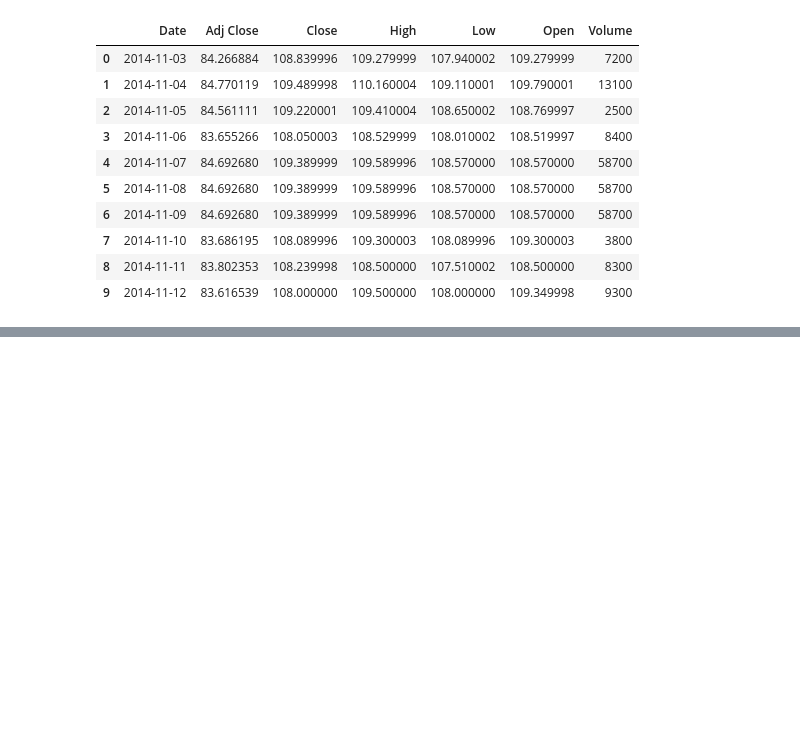
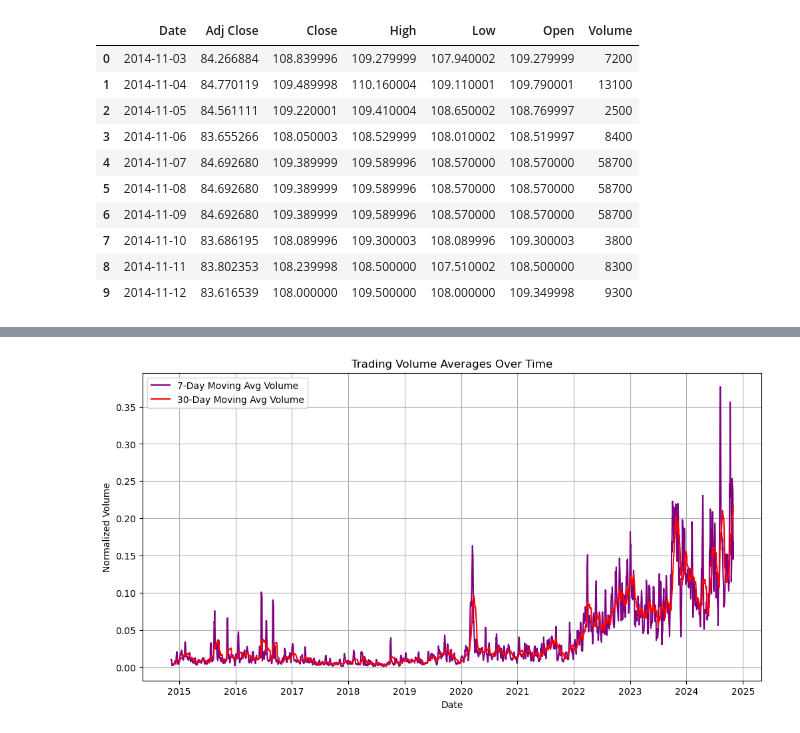
Before and after one commit to Miokasa/2024Fall_projects, a Jupyter notebook: zero_coupon.ipynb, the cells around one changed output, grey strips where cells are left out. Cells and saved outputs as stored; diff of their text form; code cells hidden in the pictures; blank space fills up the shorter version.

```diff
--- a/zero_coupon.ipynb
+++ b/zero_coupon.ipynb
@@ -55,0 +148,13 @@ data1.head(10)
+# %%
+# Plotting Trading Volume Averages over Time (7-day and 30-day Moving Averages)
+plt.figure(figsize=(12, 6))
+plt.plot(df.index, df['7DayMovingAvgVol'], label='7-Day Moving Avg Volume', color='purple')
+plt.plot(df.index, df['30DayMovingAvgVol'], label='30-Day Moving Avg Volume', color='red')
+plt.xlabel('Date')
+plt.ylabel('Normalized Volume')
+plt.title('Trading Volume Averages Over Time')
+plt.legend()
+plt.grid(True)
+plt.show()
+# %% [output]
+[figure, added]
```
Also changed, not shown: parts of 8 cells of this notebook, 1 other file.
